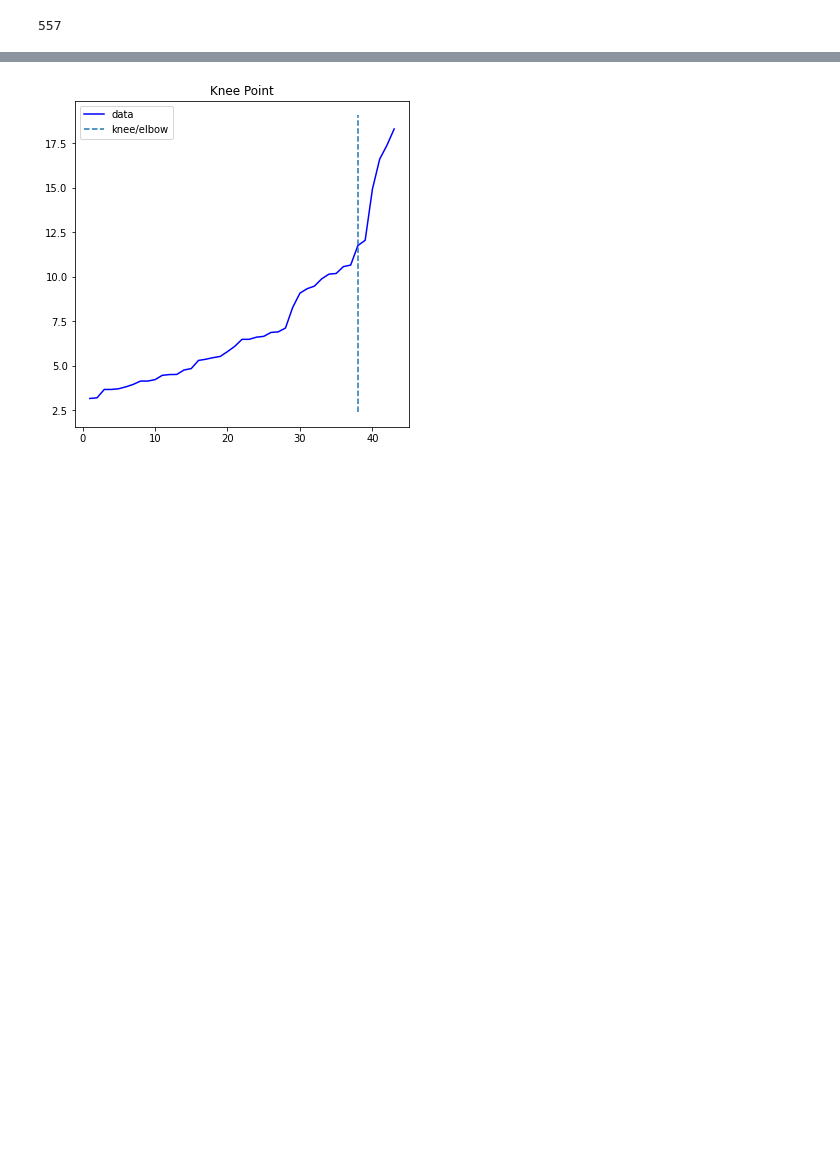
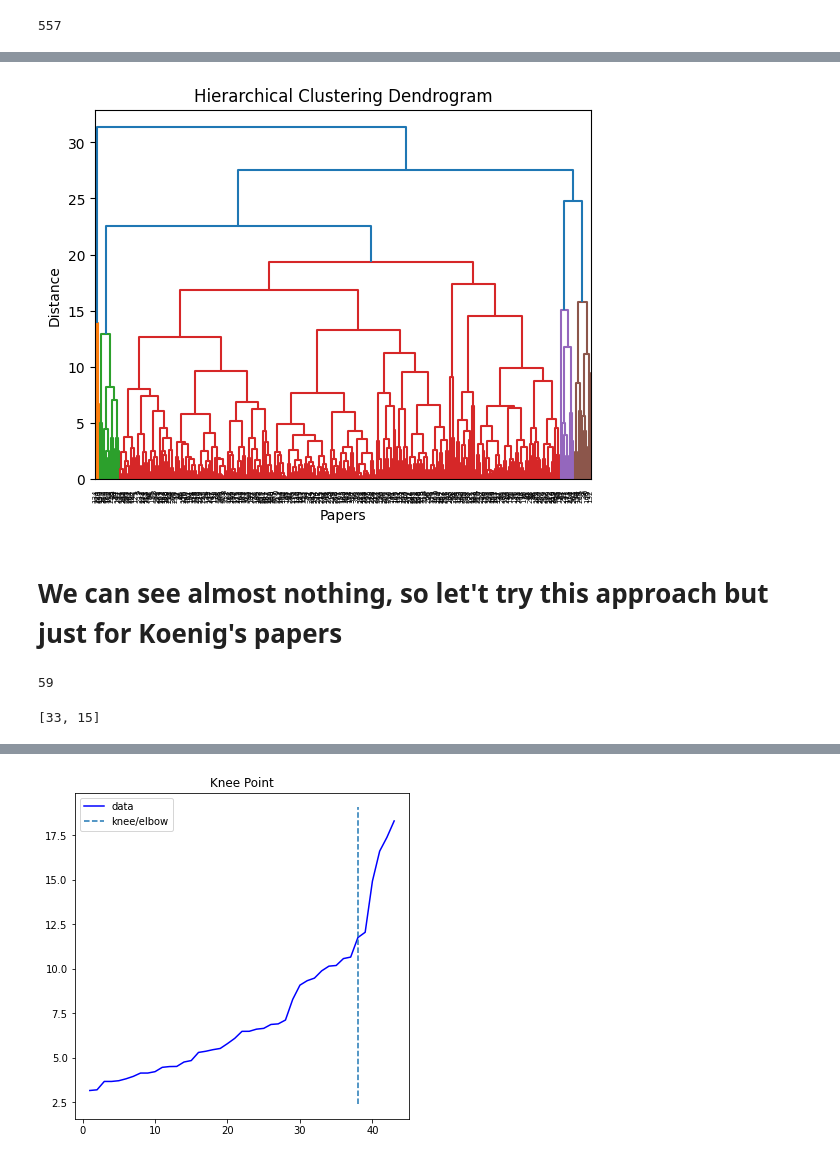
Before and after one commit to marinadominguez/Clustering-Archive, a Jupyter notebook: clustering.ipynb, the cells around one changed output, grey strips where cells are left out. Saved outputs shown, nothing was run; the diff lists cells and outputs as text; code cells hidden in the pictures; blank space fills up the shorter version.

```diff
--- a/clustering.ipynb
+++ b/clustering.ipynb
@@ -157,0 +173,17 @@ umap_embeddings=list(map(lambda x:reducer.fit_transform(x), embeddings))
+# %%
+import matplotlib.pyplot as plt
+import scipy.cluster.hierarchy as sch
+
+# Perform hierarchical clustering
+distance_matrix = sch.distance.pdist(umap_embeddings_array)  # Compute pairwise distances
+linkage = sch.linkage(distance_matrix, method='average')  # Perform average linkage
+dendrogram = sch.dendrogram(linkage)
+# Plot the dendrogram
+plt.xlabel('Papers')
+plt.ylabel('Distance')
+plt.title('Hierarchical Clustering Dendrogram')
+plt.show()
+# %% [output]
+[figure, added]
+# %% [markdown]
+# We can see almost nothing, so let't try this approach but just for Koenig's papers
@@ -157,0 +199,9 @@ umap_embeddings=list(map(lambda x:reducer.fit_transform(x), embeddings))
+# %%
+len(names)
+# %% [output]
+59
+# %%
+indices = list([names.index('Alexander Koenig'), names.index('Robert A. Bridges')])
+indices
+# %% [output]
+[33, 15]
```
Also changed, not shown: parts of 45 cells of this notebook.
